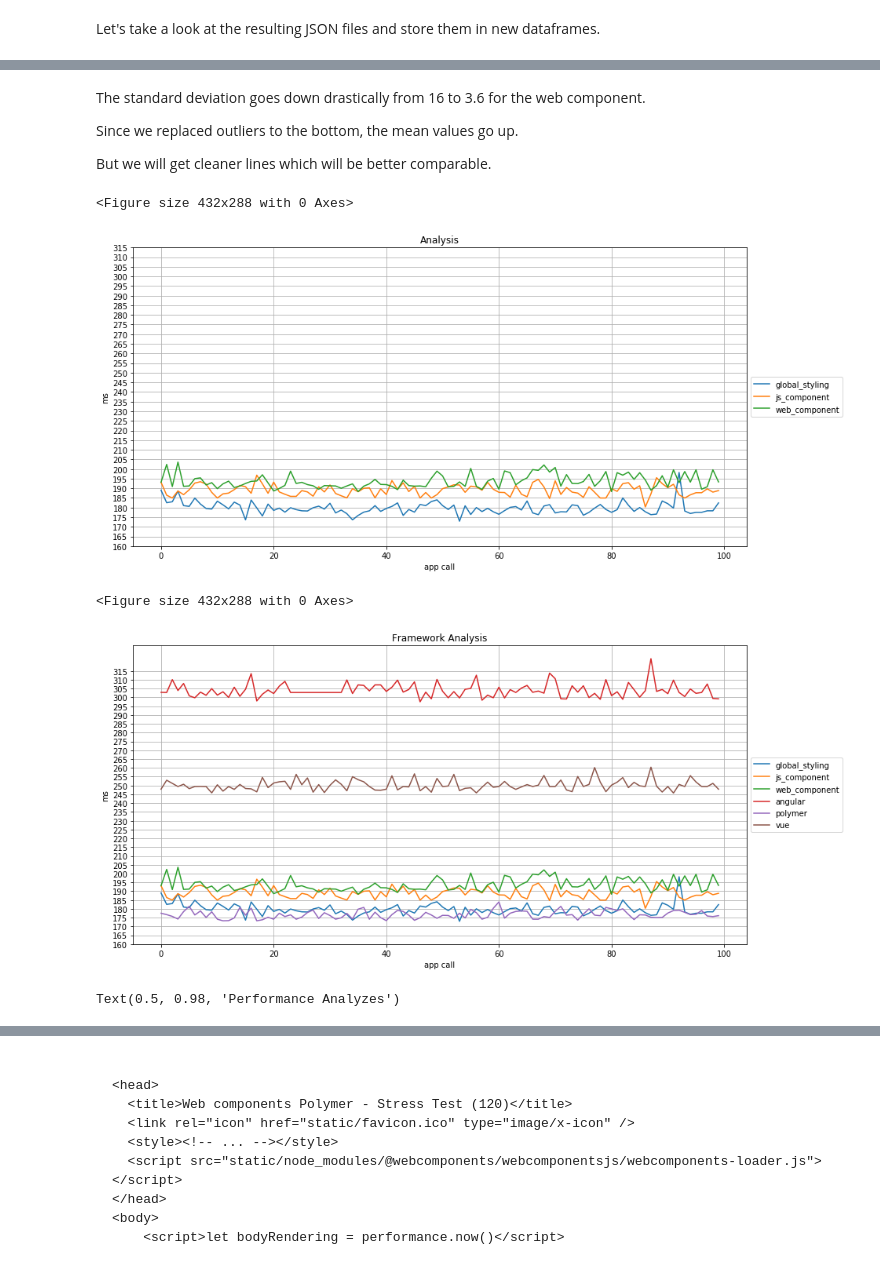
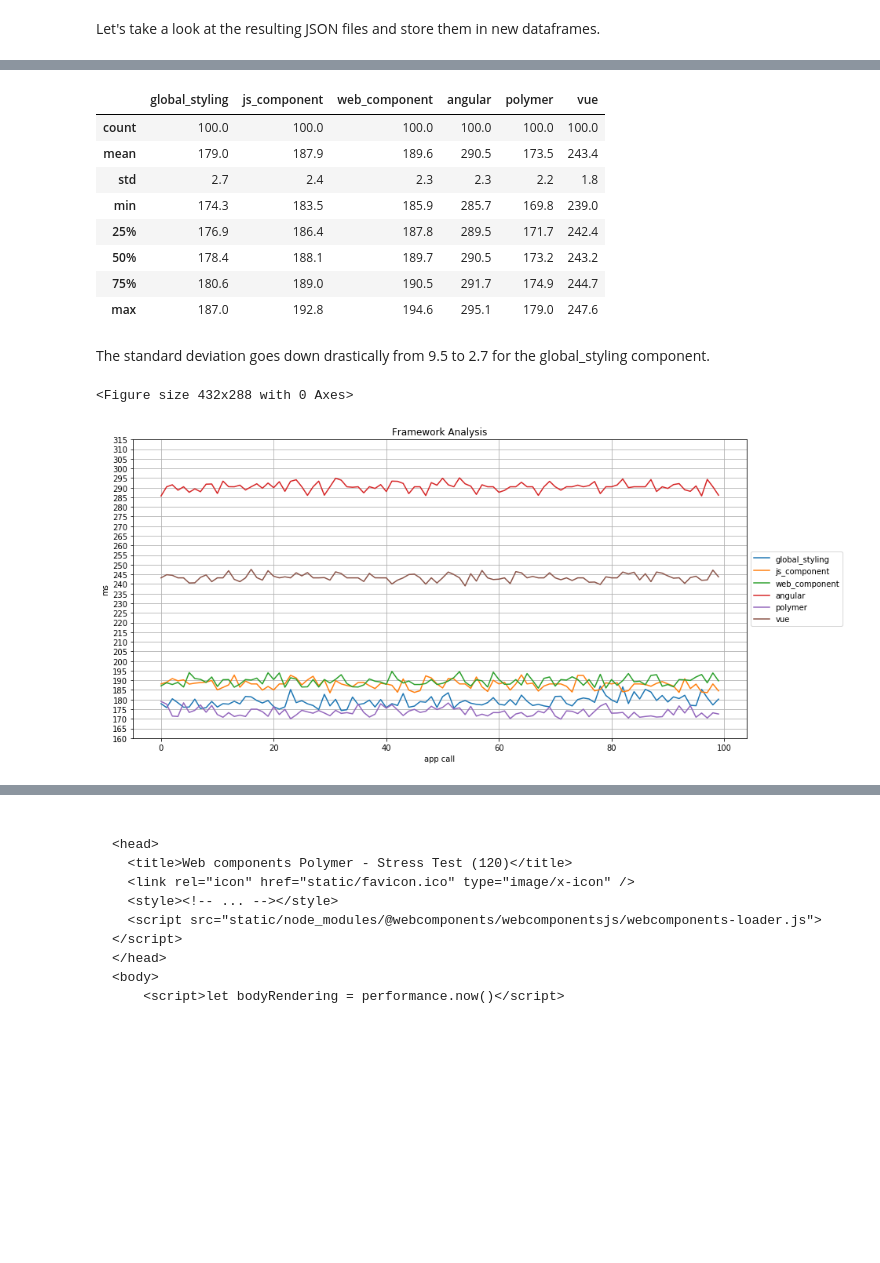
Before and after one commit to na018/web-components_research, a Jupyter notebook: 03_Performance-Test/Analysis.ipynb, the cells around one changed output, grey strips where cells are left out. Saved outputs shown, nothing was run; the diff lists cells and outputs as text; code cells hidden in the pictures; blank space fills up the shorter version.

```diff
--- a/03_Performance-Test/Analysis.ipynb
+++ b/03_Performance-Test/Analysis.ipynb
@@ -514,20 +452,0 @@ vue_dataframe_new_boot = df
-# %%
-# create a dataframe for the plain components and set the column names
-frames_new_boot = [global_styling_dataframe_new_boot,
-          js_component_dataframe_new_boot,
-          web_component_dataframe_new_boot]
-performance_columns = ['global_styling', 'js_component', 'web_component']
-performance_dataframe_new_boot = pd.concat(frames_new_boot, axis=1, sort=False)
-performance_dataframe_new_boot.columns = performance_columns
-
-# create a dataframe out of the framework generated web components and define the column names
-frames_frameworks_new_boot = [angular_dataframe_new_boot,
-                     polymer_dataframe_new_boot,
-                     vue_dataframe_new_boot]
-performance_columns_frameworks = ['angular', 'polymer', 'vue']
-
-# combine both dataframes
-performance_dataframe_frameworks_new_boot = pd.concat(frames_new_boot + frames_frameworks_new_boot, axis=1, sort=False)
-performance_dataframe_frameworks_new_boot.columns = performance_columns + performance_columns_frameworks
-
-performance_dataframe_frameworks_new_boot.describe()
@@ -544,6 +452,0 @@ performance_dataframe_frameworks_new_boot.describe()
-# %% [markdown]
-The standard deviation goes down drastically from 16 to 3.6 for the web component.
-
-Since we replaced outliers to the bottom, the mean values go up.
-
-But we will get cleaner lines which will be better comparable.
@@ -550,35 +464,30 @@ But we will get cleaner lines which will be better comparable.
+# %%
+# update the dataframe with the flattened values
+performance_dataframe_frameworks_new_boot = pd.concat(frames_new_boot + frames_frameworks_new_boot, axis=1, sort=False)
+performance_dataframe_frameworks_new_boot.columns = performance_columns + performance_columns_frameworks
+performance_dataframe_frameworks_new_boot.describe()
+# %% [output]
+|  | global_styling | js_component | web_component | angular | polymer | vue |
+| count | 100.0 | 100.0 | 100.0 | 100.0 | 100.0 | 100.0 |
+| mean | 179.0 | 187.9 | 189.6 | 290.5 | 173.5 | 243.4 |
+| std | 2.7 | 2.4 | 2.3 | 2.3 | 2.2 | 1.8 |
+| min | 174.3 | 183.5 | 185.9 | 285.7 | 169.8 | 239.0 |
+| 25% | 176.9 | 186.4 | 187.8 | 289.5 | 171.7 | 242.4 |
+| 50% | 178.4 | 188.1 | 189.7 | 290.5 | 173.2 | 243.2 |
+| 75% | 180.6 | 189.0 | 190.5 | 291.7 | 174.9 | 244.7 |
+| max | 187.0 | 192.8 | 194.6 | 295.1 | 179.0 | 247.6 |
+# %% [markdown]
+The standard deviation goes down drastically from 9.5 to 2.7 for the global_styling component.
 # %%
-# figure for the plain components
-f = plt.figure()
-performance_dataframe_new_boot.plot(kind='line',figsize=(14,7), title="Analysis", grid=True,
-                           yticks=range(160,320,5),stacked = False)
-plt.legend(loc='center left', bbox_to_anchor=(1, 0.5))
-plt.ylabel("ms")
-plt.xlabel("app call")
-plt.show()
 
 # figure for the web components created with the frameworks
 f = plt.figure()
 performance_dataframe_frameworks_new_boot.plot(kind='line',figsize=(14,7), title="Framework Analysis",
                                       yticks=range(160,320,5), grid=True,stacked = False)
 plt.legend(loc='center left', bbox_to_anchor=(1, 0.5))
 plt.ylabel("ms")
 plt.xlabel("app call")
 plt.show()
-
-fig, axs = plt.subplots(1, 2, figsize=(18, 9), sharey=True)
-axs[0].plot(performance_dataframe_frameworks)
-axs[0].set_title('Page Refresh')
-axs[0].yaxis.grid(True)
-axs[0].set_yticks(range(100,320,5))
-axs[1].plot(performance_dataframe_frameworks_new_boot)
-axs[1].set_title('Browser Reboot')
-axs[1].set_yticks(range(100,320,5))
-axs[1].yaxis.grid(True)
-fig.suptitle('Performance Analyzes')
 # %% [output]
 <Figure size 432x288 with 0 Axes>
-[figure, old version]
+[figure, new version]
-<Figure size 432x288 with 0 Axes>
-[figure, removed]
-Text(0.5, 0.98, 'Performance Analyzes')
```
Also changed, not shown: parts of 40 cells of this notebook, 50 other files.
